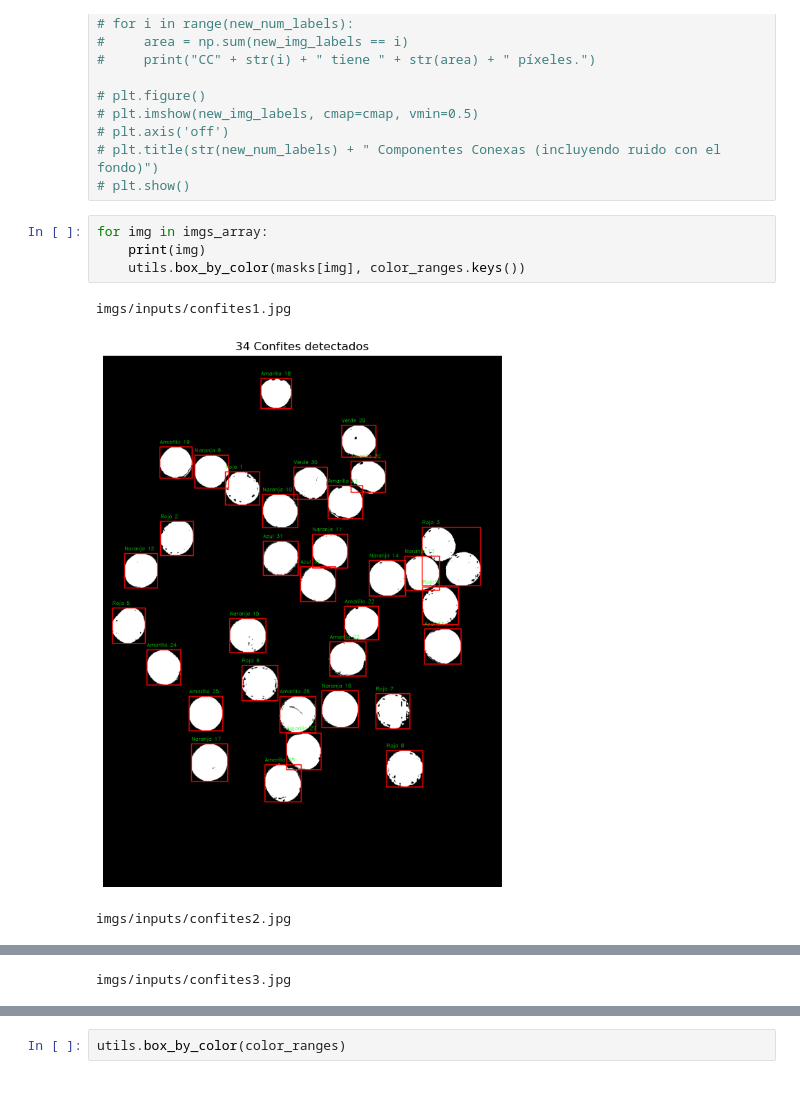
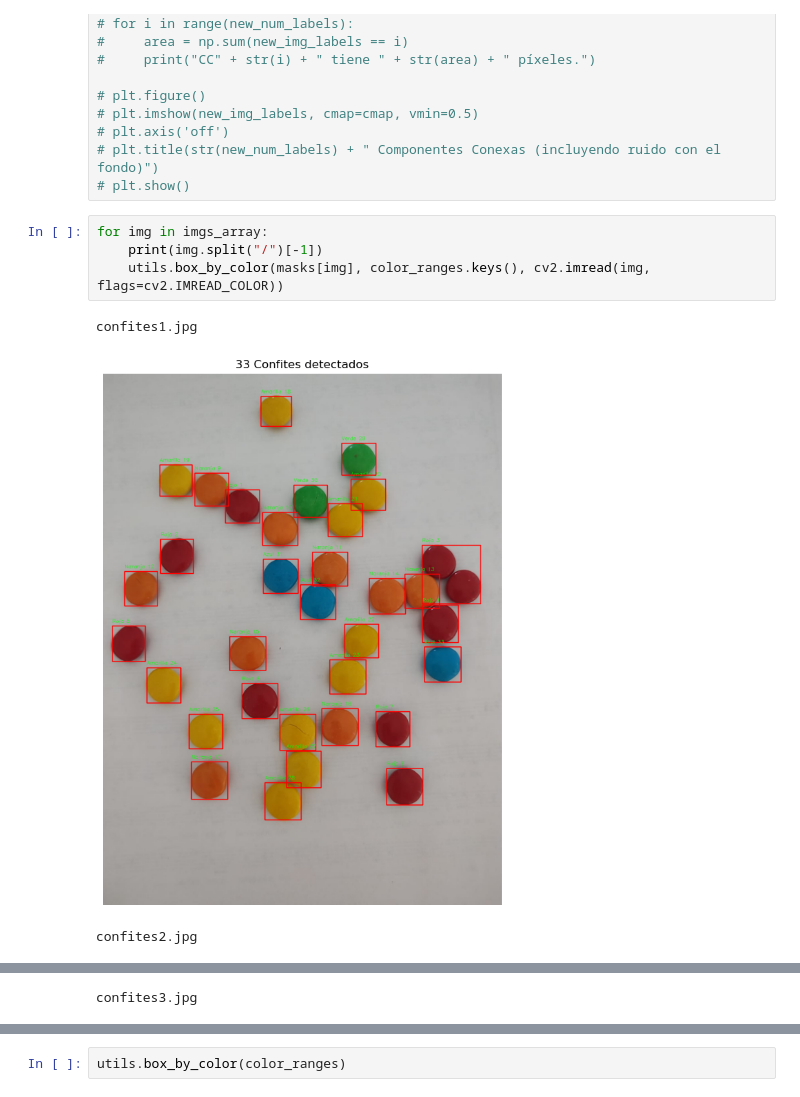
Before and after one commit to maxgubitosi/Thresholding-and-region-recognition, a Jupyter notebook: binarizacion_regiones.ipynb, the cells around one changed output, grey strips where cells are left out. Saved outputs shown, nothing was run; the diff lists cells and outputs as text.

Commit message:
ej_2 finished
Falta mejorar solo el caso en el que toma dos confites rojos como unos solo en la imagen_1

```diff
--- a/binarizacion_regiones.ipynb
+++ b/binarizacion_regiones.ipynb
@@ -251,9 +251,9 @@ plt.show()
 # plt.show()
 # %%
 for img in imgs_array:
-    print(img)
-    utils.box_by_color(masks[img], color_ranges.keys())
+    print(img.split("/")[-1])
+    utils.box_by_color(masks[img], color_ranges.keys(), cv2.imread(img, flags=cv2.IMREAD_COLOR))
 # %% [output]
-imgs/inputs/confites1.jpg
+confites1.jpg
-[figure, old version]
+[figure, new version]
-imgs/inputs/confites2.jpg
+confites2.jpg
@@ -261 +261 @@ imgs/inputs/confites2.jpg
-imgs/inputs/confites3.jpg
+confites3.jpg
```
Also changed, not shown: parts of 1 cell of this notebook, 1 other file.
